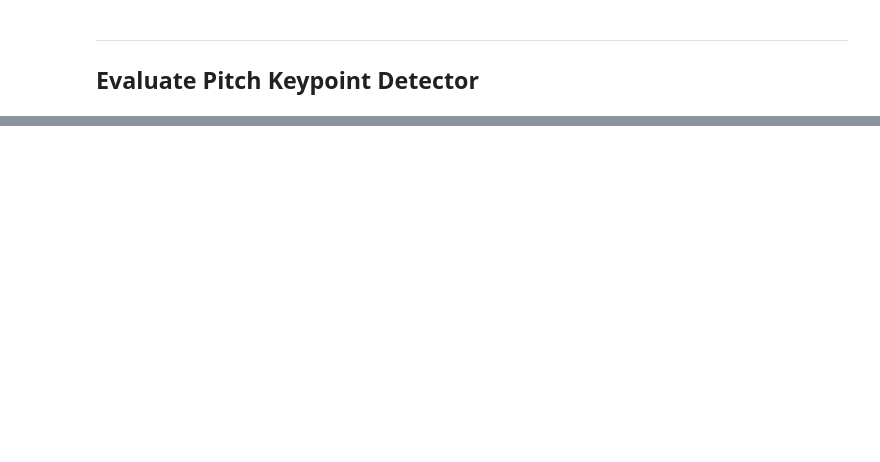
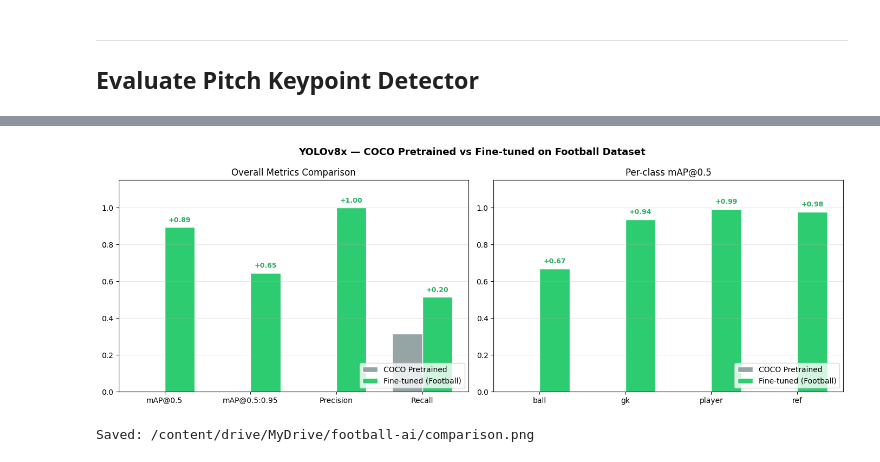
Before and after one commit to henruysun2511/football_tracking, a Jupyter notebook: evaluate_models.ipynb, the cells around one changed output, grey strips where cells are left out. Saved outputs shown, nothing was run; the diff lists cells and outputs as text; code cells hidden in the pictures; blank space fills up the shorter version.

```diff
--- a/evaluate_models.ipynb
+++ b/evaluate_models.ipynb
@@ -264,0 +438,17 @@ os.remove(fixed_yaml)
+# %%
+# ─── 5. Val fine-tuned model ───
+print("\n" + "-"*60)
+print("  EVAL FINE-TUNED → Football Dataset")
+print("-"*60)
+results_ft = model_ft.val(data=fixed_yaml, imgsz=1280, batch=8, device=0, plots=False, verbose=False)
+
+ft_map50    = float(results_ft.box.map50)
+ft_map50_95 = float(results_ft.box.map)
+ft_prec     = float(results_ft.box.p[0]) if hasattr(results_ft.box, 'p') and len(results_ft.box.p) > 0 else 0
+ft_rec      = float(results_ft.box.r[0]) if hasattr(results_ft.box, 'r') and len(results_ft.box.r) > 0 else 0
+ft_ap50     = results_ft.box.ap50.tolist() if hasattr(results_ft.box, 'ap50') else [0]*4
+
+print(f"  mAP@0.5    : {ft_map50:.4f}")
+print(f"  mAP@0.5:0.95: {ft_map50_95:.4f}")
+print(f"  Precision  : {ft_prec:.4f}")
+print(f"  Recall     : {ft_rec:.4f}")
@@ -264,0 +519,60 @@ os.remove(fixed_yaml)
+# %%
+# ─── 7. Vẽ biểu đồ so sánh ───
+fig, axes = plt.subplots(1, 2, figsize=(14, 5))
+fig.suptitle("YOLOv8x — COCO Pretrained vs Fine-tuned on Football Dataset",
+             fontsize=13, fontweight="bold")
+
+# (a) Overall metrics
+ax = axes[0]
+metrics = ["mAP@0.5", "mAP@0.5:0.95", "Precision", "Recall"]
+coco_vals = [coco_map50, coco_map50_95, coco_prec, coco_rec]
+ft_vals   = [ft_map50,   ft_map50_95,   ft_prec,   ft_rec]
+
+x = np.arange(len(metrics))
+w = 0.35
+bars1 = ax.bar(x - w/2, coco_vals, w, label="COCO Pretrained", color="#95a5a6", edgecolor="white")
+bars2 = ax.bar(x + w/2, ft_vals,   w, label="Fine-tuned (Football)", color="#2ecc71", edgecolor="white")
+
+for bar, val in zip(bars2, ft_vals):
+    delta = val - coco_vals[list(ft_vals).index(val)]
+    ax.text(bar.get_x() + bar.get_width()/2, bar.get_height() + 0.02,
+            f"+{delta:.2f}" if delta > 0 else f"{delta:.2f}",
+            ha="center", va="bottom", fontsize=9, fontweight="bold", color="#27ae60")
+
+ax.set_xticks(x)
+ax.set_xticklabels(metrics)
+ax.set_ylim(0, 1.15)
+ax.legend(loc="lower right")
+ax.grid(alpha=0.3, axis="y")
+ax.set_title("Overall Metrics Comparison")
+
+# (b) Per-class mAP@0.5
+ax = axes[1]
+classes_display = ["ball", "gk", "player", "ref"]
+x = np.arange(len(classes_display))
+bars1 = ax.bar(x - w/2, coco_ap50, w, label="COCO Pretrained", color="#95a5a6", edgecolor="white")
+bars2 = ax.bar(x + w/2, ft_ap50,   w, label="Fine-tuned (Football)", color="#2ecc71", edgecolor="white")
+
+for bar, val, coco_val in zip(bars2, ft_ap50, coco_ap50):
+    delta = val - coco_val
+    ax.text(bar.get_x() + bar.get_width()/2, bar.get_height() + 0.02,
+            f"+{delta:.2f}" if delta > 0 else f"{delta:.2f}",
+            ha="center", va="bottom", fontsize=9, fontweight="bold", color="#27ae60")
+
+ax.set_xticks(x)
+ax.set_xticklabels(classes_display)
+ax.set_ylim(0, 1.15)
+ax.legend(loc="lower right")
+ax.grid(alpha=0.3, axis="y")
+ax.set_title("Per-class mAP@0.5")
+
+plt.tight_layout()
+plt.savefig(OUTPUT_PNG, dpi=150, bbox_inches="tight")
+plt.show()
+print(f"Saved: {OUTPUT_PNG}")
+
+# Dọn
+os.remove(fixed_yaml)
+# %% [output]
+[figure, added]
+Saved: /content/drive/MyDrive/football-ai/comparison.png
```
Also changed, not shown: parts of 15 cells of this notebook, 18 other files.
